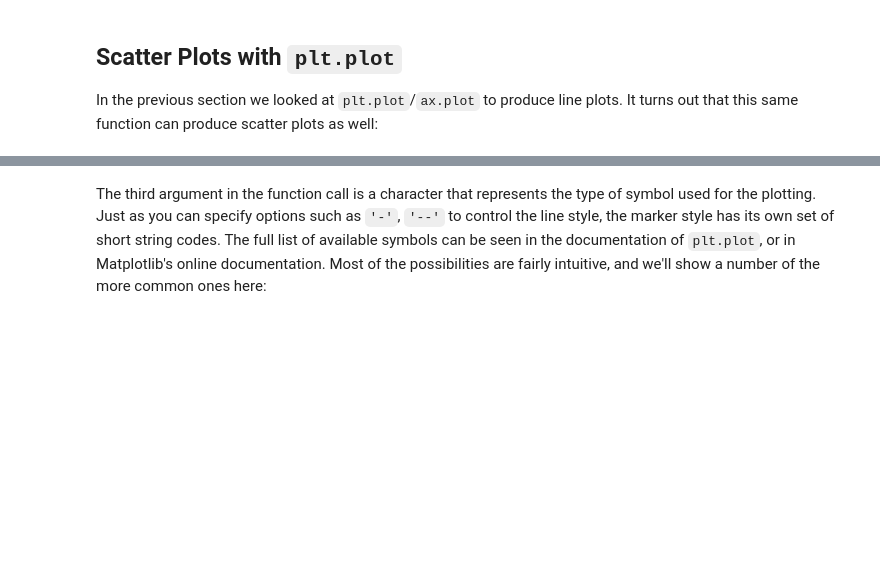
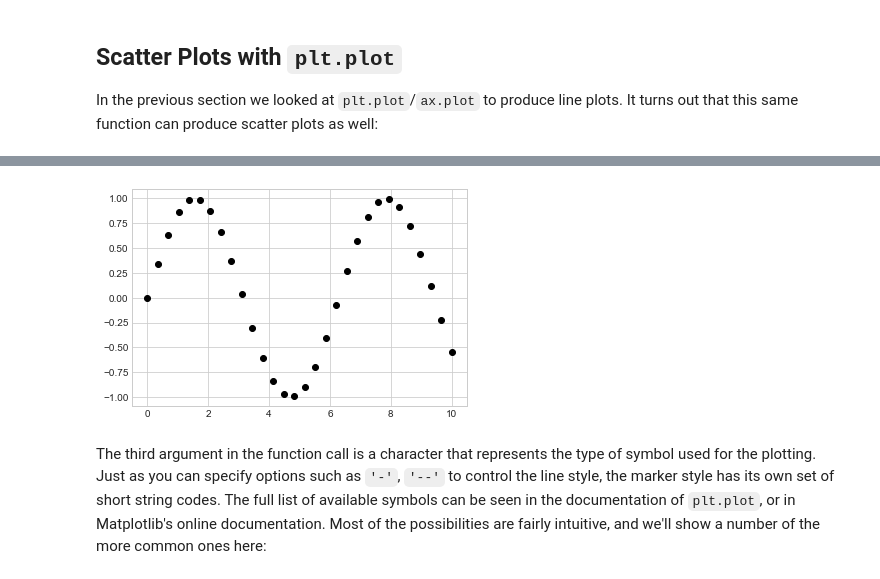
Before and after one commit to desardi131/thebridge_ft_sep22, a Jupyter notebook: 2-Data Analysis/3-Matplotlib/teoria/3-Scatter plots aula.ipynb, the cells around one changed output, grey strips where cells are left out. Cells and saved outputs as stored; diff of their text form; code cells hidden in the pictures; blank space fills up the shorter version.

```diff
--- a/2-Data Analysis/3-Matplotlib/teoria/3-Scatter plots aula.ipynb
+++ b/2-Data Analysis/3-Matplotlib/teoria/3-Scatter plots aula.ipynb
@@ -15,3 +17,9 @@ It turns out that this same function can produce scatter plots as well:
+# %%
+x = np.linspace(0,10,30)
+y = np.sin(x)
+plt.plot(x,y,'o',color="black");
+# %% [output]
+[figure, added]
 # %% [markdown]
 The third argument in the function call is a character that represents the type of symbol used for the plotting. Just as you can specify options such as ``'-'``, ``'--'`` to control the line style, the marker style has its own set of short string codes. The full list of available symbols can be seen in the documentation of ``plt.plot``, or in Matplotlib's online documentation. Most of the possibilities are fairly intuitive, and we'll show a number of the more common ones here:
 # %%
```
Also changed, not shown: parts of 9 cells of this notebook, 4 other files.
